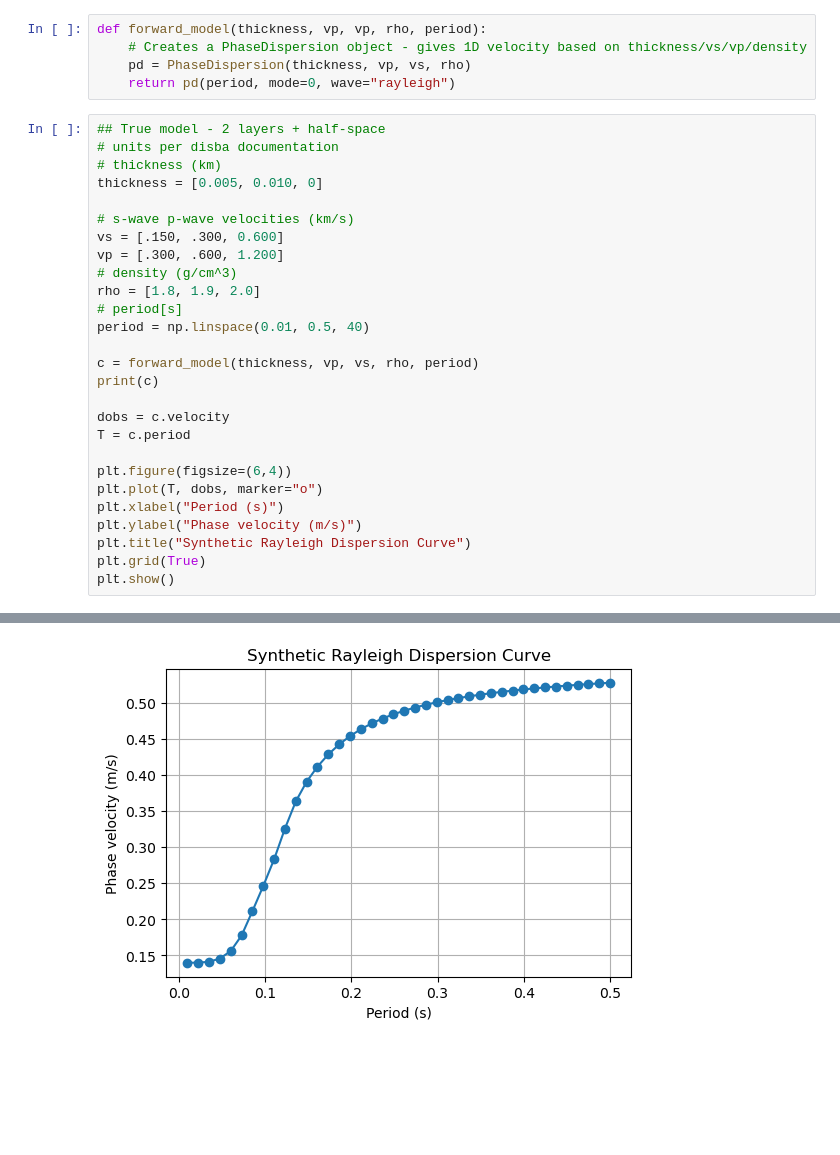
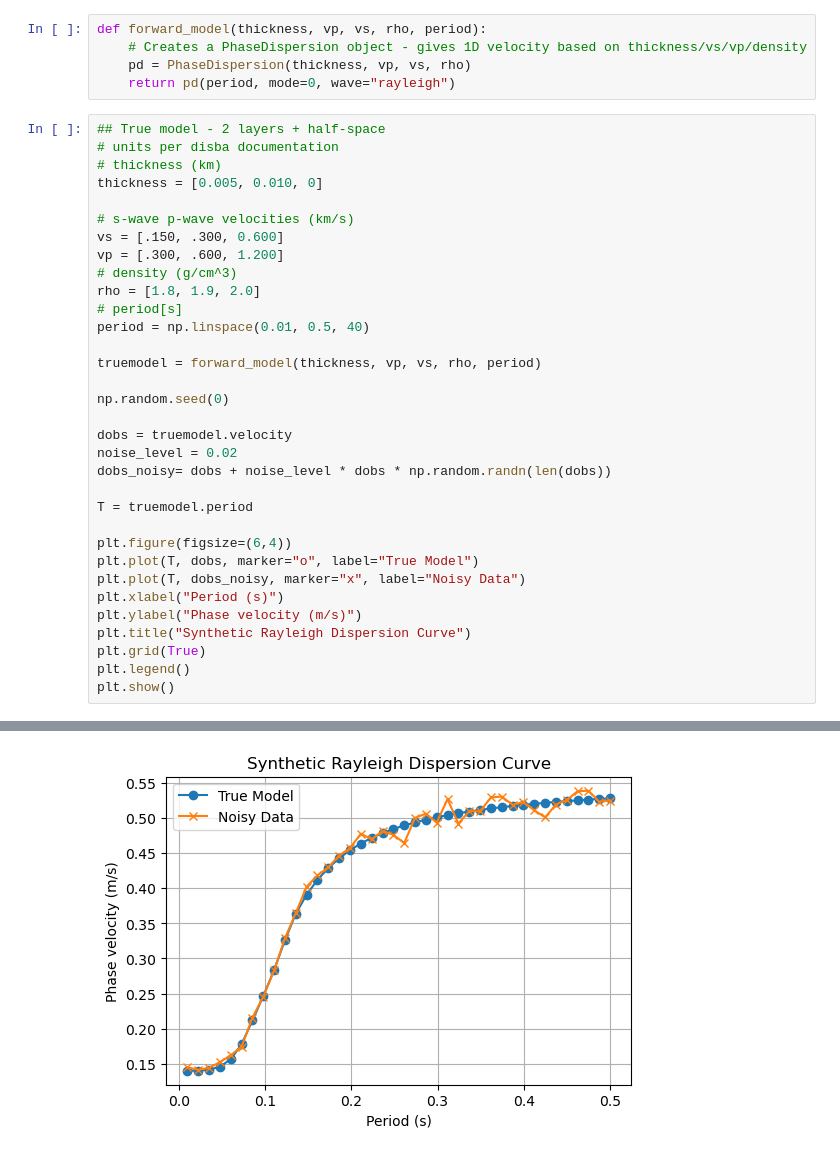
Before and after one commit to lambertnguyen-git/EOSC556B-2026_LN, a Jupyter notebook: 260322_MASWSim.ipynb, the cells around one changed output, grey strips where cells are left out. Drawn from its saved outputs; the diff is of its cells as text; blank space fills up the shorter version.

```diff
--- a/260322_MASWSim.ipynb
+++ b/260322_MASWSim.ipynb
@@ -6,5 +7,5 @@ from disba import PhaseDispersion
 # %%
-def forward_model(thickness, vp, vp, rho, period):
+def forward_model(thickness, vp, vs, rho, period):
     # Creates a PhaseDispersion object - gives 1D velocity based on thickness/vs/vp/density
     pd = PhaseDispersion(thickness, vp, vs, rho)
     return pd(period, mode=0, wave="rayleigh")
@@ -22,17 +23,23 @@ rho = [1.8, 1.9, 2.0]
 # period[s]
 period = np.linspace(0.01, 0.5, 40)
 
-c = forward_model(thickness, vp, vs, rho, period)
-print(c)
+truemodel = forward_model(thickness, vp, vs, rho, period)
 
-dobs = c.velocity
-T = c.period
+np.random.seed(0)
+
+dobs = truemodel.velocity
+noise_level = 0.02
+dobs_noisy= dobs + noise_level * dobs * np.random.randn(len(dobs))
+
+T = truemodel.period
 
 plt.figure(figsize=(6,4))
-plt.plot(T, dobs, marker="o")
+plt.plot(T, dobs, marker="o", label="True Model")
+plt.plot(T, dobs_noisy, marker="x", label="Noisy Data")
 plt.xlabel("Period (s)")
 plt.ylabel("Phase velocity (m/s)")
 plt.title("Synthetic Rayleigh Dispersion Curve")
 plt.grid(True)
+plt.legend()
 plt.show()
 # %% [output]
@@ -54,2 +46,2 @@ DispersionCurve(period=array([0.01      , 0.0225641 , 0.03512821, 0.04769231, 0.
-[figure, old version]
+[figure, new version]
 # %%
```
Also changed, not shown: parts of 13 cells of this notebook, 3 other files.
